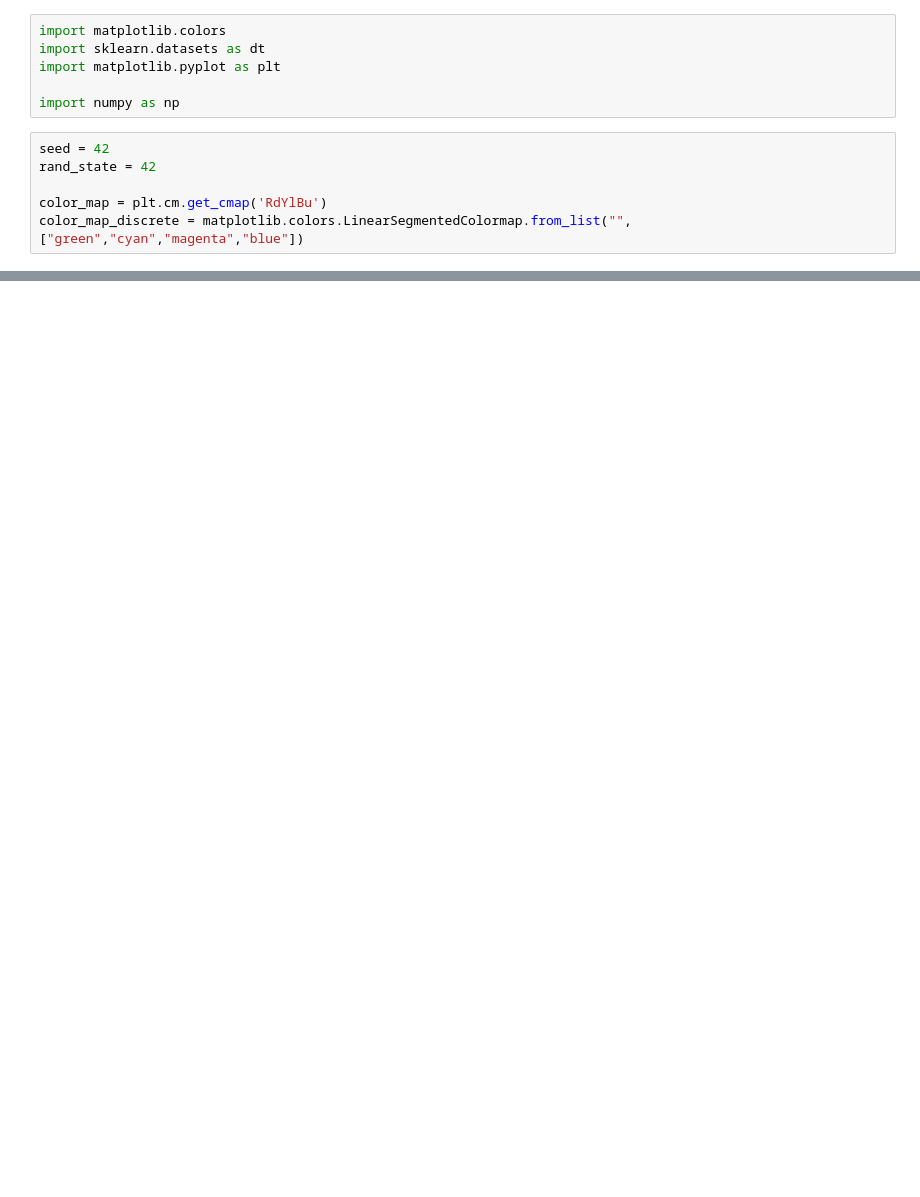
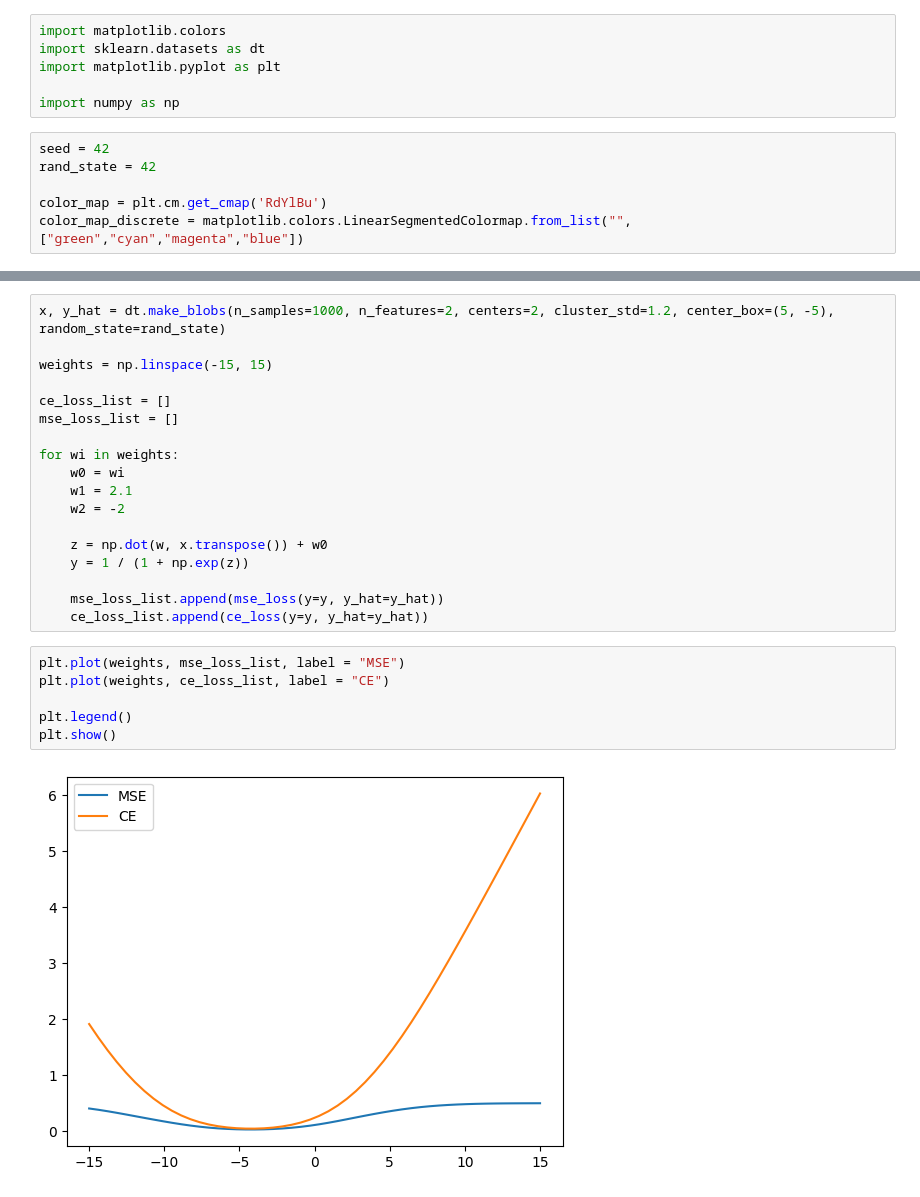
Before and after one commit to denistr16/ml-playground, a Jupyter notebook: losses/MSE vs CE visualization.ipynb, the cells around one changed output, grey strips where cells are left out. Cells and saved outputs as stored; diff of their text form; blank space fills up the shorter version.

```diff
--- a/losses/MSE vs CE visualization.ipynb
+++ b/losses/MSE vs CE visualization.ipynb
@@ -27,0 +100,26 @@ plt.show()
+# %%
+x, y_hat = dt.make_blobs(n_samples=1000, n_features=2, centers=2, cluster_std=1.2, center_box=(5, -5), random_state=rand_state)
+
+weights = np.linspace(-15, 15)
+
+ce_loss_list = []
+mse_loss_list = []
+
+for wi in weights:
+    w0 = wi
+    w1 = 2.1
+    w2 = -2
+
+    z = np.dot(w, x.transpose()) + w0
+    y = 1 / (1 + np.exp(z))
+
+    mse_loss_list.append(mse_loss(y=y, y_hat=y_hat))
+    ce_loss_list.append(ce_loss(y=y, y_hat=y_hat))
+# %%
+plt.plot(weights, mse_loss_list, label = "MSE")
+plt.plot(weights, ce_loss_list, label = "CE")
+
+plt.legend()
+plt.show()
+# %% [output]
+[figure, added]
```
Also changed, not shown: parts of 5 cells of this notebook.
